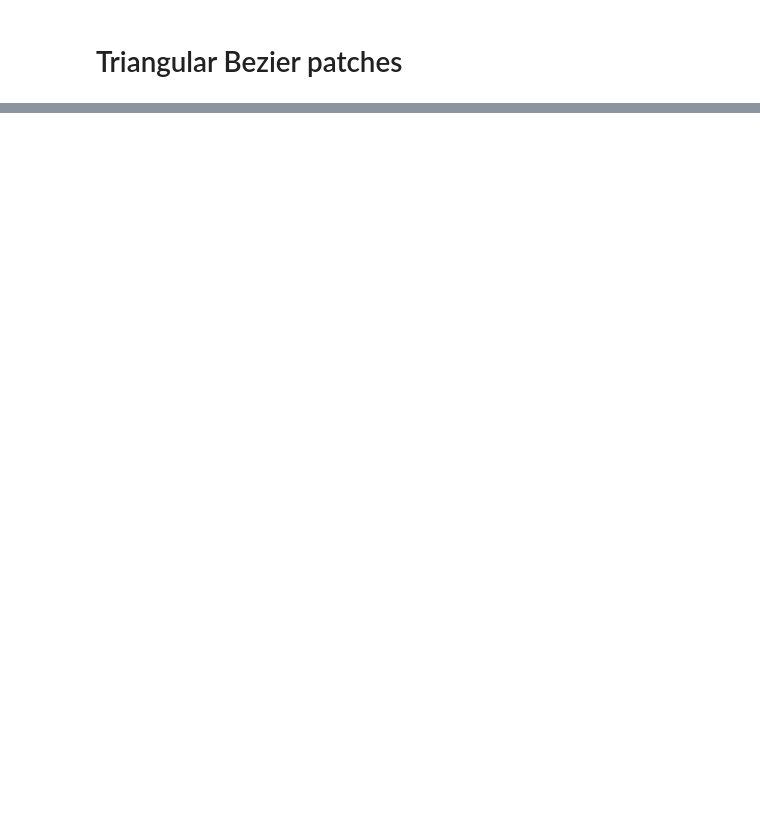
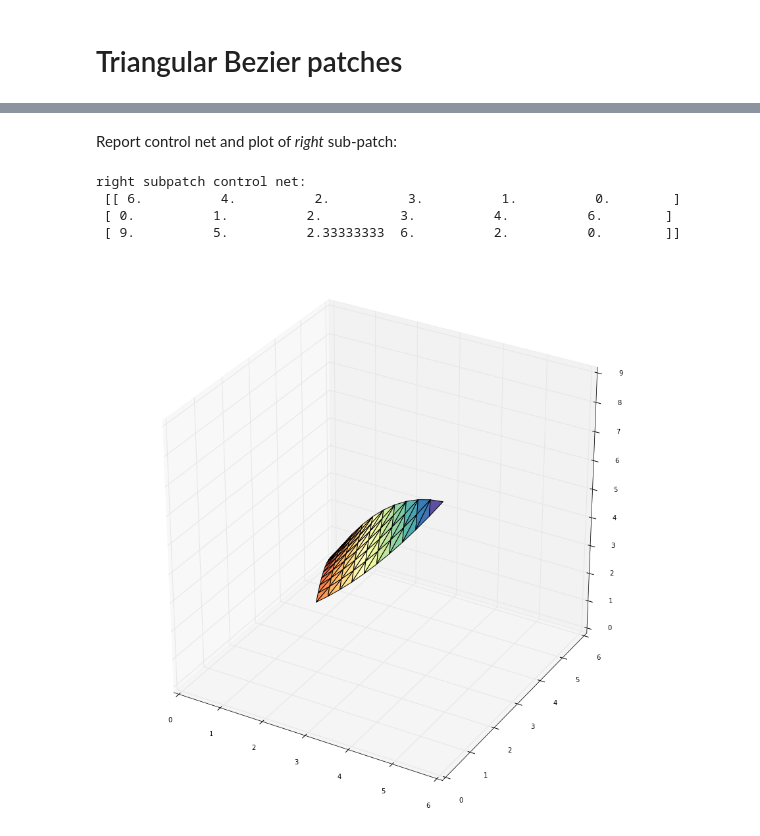
Before and after one commit to massimo-nocentini/cagd, a Jupyter notebook: surfaces/Triangular Bezier Patches.ipynb, the cells around one changed output, grey strips where cells are left out. Cells and saved outputs as stored; diff of their text form; code cells hidden in the pictures; blank space fills up the shorter version.

Commit message:
Add comment and split some notebook cells in order to have a nicer document.

```diff
--- a/surfaces/Triangular Bezier Patches.ipynb
+++ b/surfaces/Triangular Bezier Patches.ipynb
@@ -366,0 +450,14 @@ Hand-made control net:
+# %% [markdown]
+Report control net and plot of *right* sub-patch:
+# %%
+# attempt to draw right sub-patch from control points obtained by subdivision
+print("right subpatch control net:\n",right_subpatch)
+(right_surface, _), r_tri = tc.de_casteljau(order,right_subpatch,ntab)
+td.draw(right_surface, r_tri)
+None
+# %% [output]
+right subpatch control net:
+ [[ 6.          4.          2.          3.          1.          0.        ]
+ [ 0.          1.          2.          3.          4.          6.        ]
+ [ 9.          5.          2.33333333  6.          2.          0.        ]]
+[figure, added]
```
Also changed, not shown: parts of 18 cells of this notebook, 1 other file.
